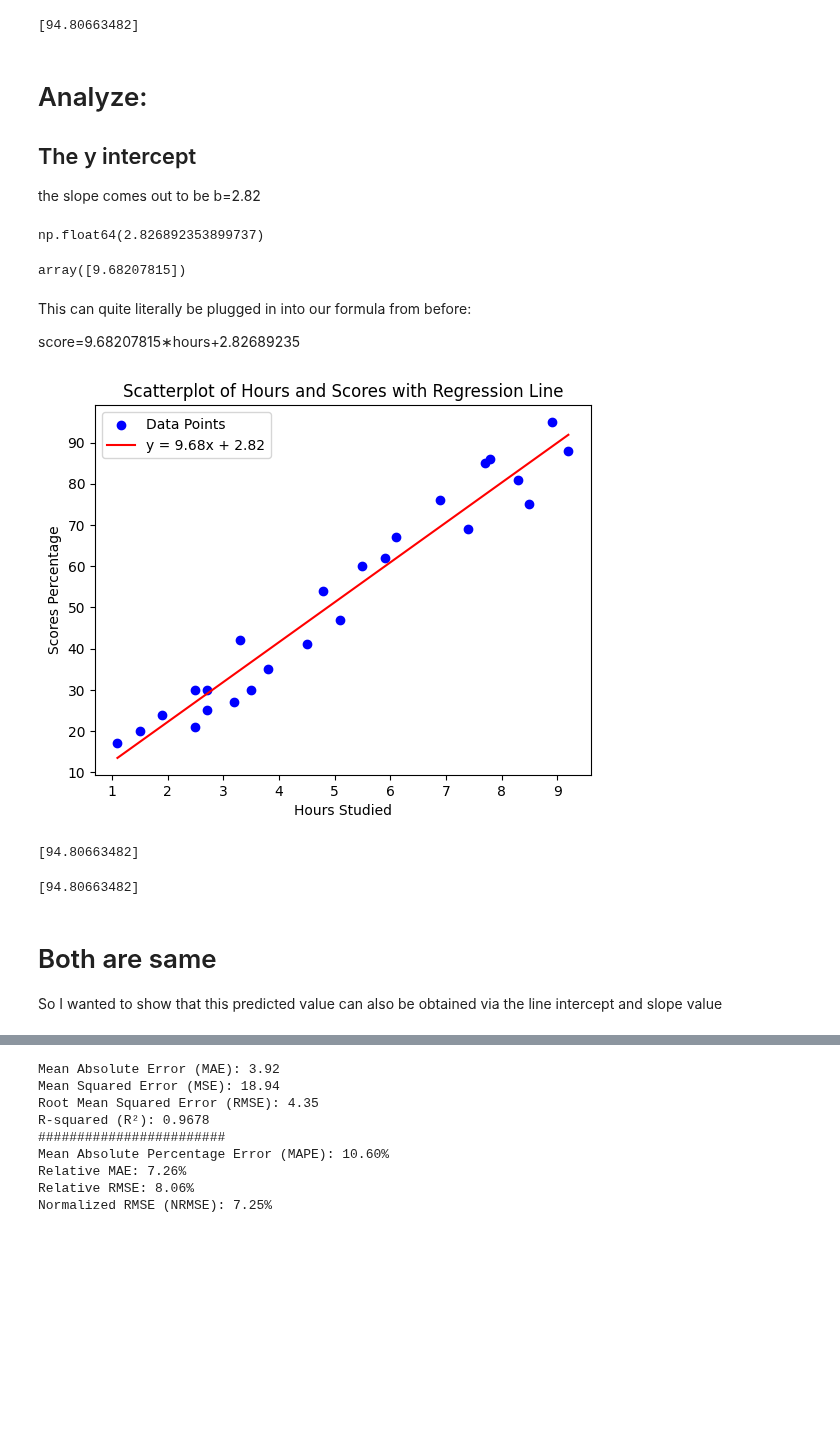
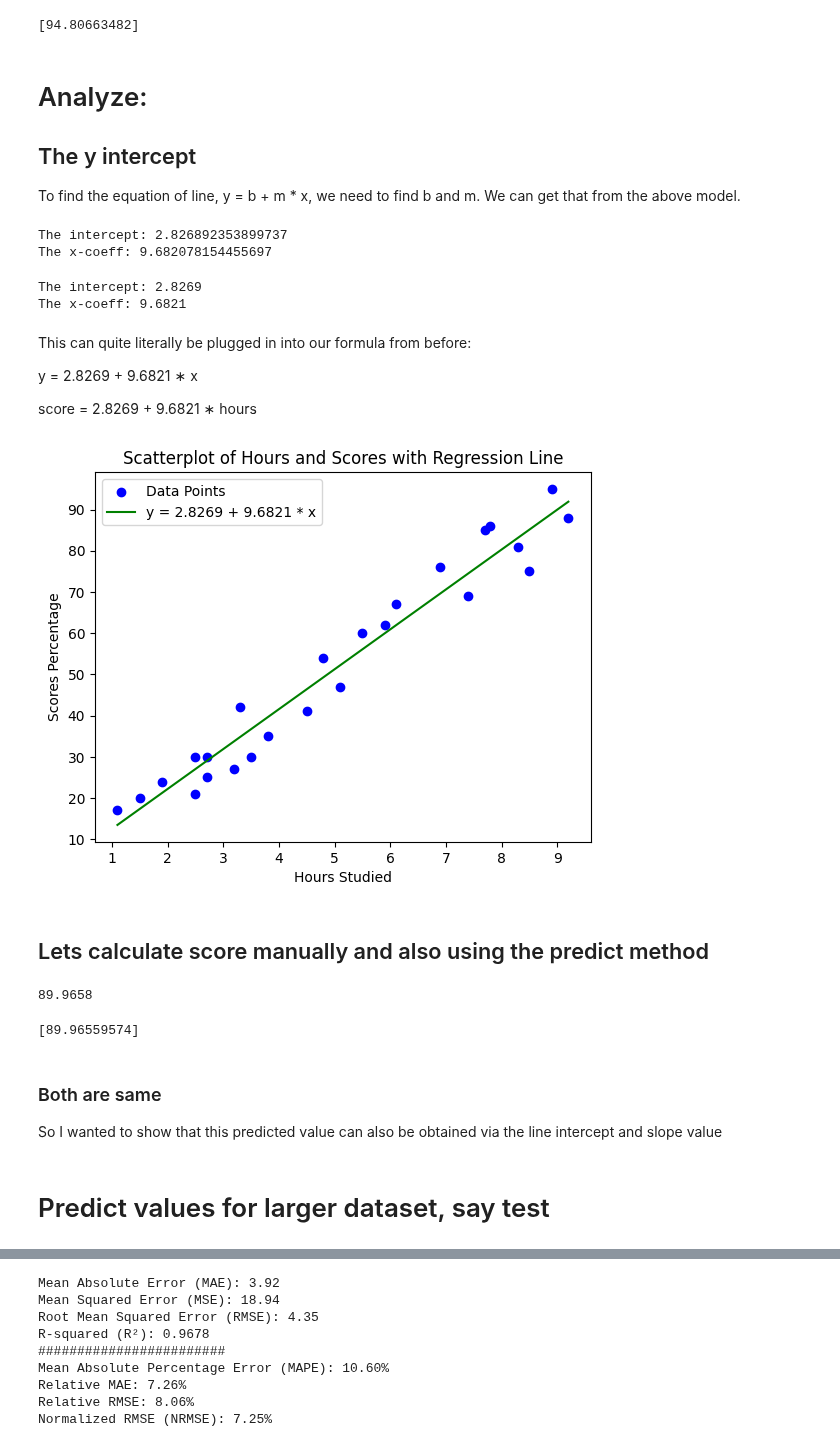
Before and after one commit to ash322ash422/tut_ml, a Jupyter notebook: tut_linear_regression/tut_ml_linearReg_singleVar_student_score.ipynb, the cells around one changed output, grey strips where cells are left out. Drawn from its saved outputs; the diff is of its cells as text; code cells hidden in the pictures; blank space fills up the shorter version.

```diff
--- a/tut_linear_regression/tut_ml_linearReg_singleVar_student_score.ipynb
+++ b/tut_linear_regression/tut_ml_linearReg_singleVar_student_score.ipynb
@@ -218,63 +279,76 @@ print(score)
 # %% [markdown]
 # Analyze:
 ## The y intercept
-the slope comes out to be b=2.82
+To find the equation of line, y = b + m * x, we need to find  b and m. We can get that from the above model.
 # %%
-#clacluate intercept
-model.intercept_
+#calculate
+b = model.intercept_ # intercept
+m = model.coef_[0] # # x-coefficient or slope
+
+print(f"The intercept: {b}")
+print(f"The x-coeff: {m}")
 # %% [output]
-np.float64(2.826892353899737)
+The intercept: 2.826892353899737
+The x-coeff: 9.682078154455697
-# %%
-#calculate slope
-model.coef_
-# %% [output]
-array([9.68207815])
+# %%
+# Lets round them up
+b = round(b,4) # intercept
+m = round(m,4) # # x-coefficient or slope
+
+print(f"The intercept: {b}")
+print(f"The x-coeff: {m}")
+# %% [output]
+The intercept: 2.8269
+The x-coeff: 9.6821
 # %% [markdown]
 This can quite literally be plugged in into our formula from before:
 
-score=9.68207815∗hours+2.82689235
+y = 2.8269 + 9.6821 ∗ x
+
+score = 2.8269 + 9.6821 ∗ hours
 # %%
-import matplotlib.pyplot as plt
-import numpy as np
-
-# Assuming df contains the data
 x = df['Hours']
 y = df['Scores']
 
 # Create the scatter plot
 plt.scatter(x, y, label="Data Points", color="blue")
 
 # Generate x values for the line
 x_line = np.linspace(x.min(), x.max(), 100)  # Create a range of x values
-y_line = 9.68 * x_line + 2.82  # Compute corresponding y values using the equation
+y_line = b + m * x_line   # Compute corresponding y values using the equation
 
 # Plot the regression line
-plt.plot(x_line, y_line, color="red", label="y = 9.68x + 2.82")
+plt.plot(x_line, y_line, color="green", label=f"y = {b} + {m} * x")
 
 # Add labels and title
 plt.xlabel("Hours Studied")
 plt.ylabel("Scores Percentage")
 plt.title("Scatterplot of Hours and Scores with Regression Line")
 
-# Show legend
-plt.legend()
+plt.legend() # Show legend
 
-# Display the plot
-plt.show()
+plt.show() # Display the plot
 # %% [output]
-[figure, old version]
+[figure, new version]
+# %% [markdown]
+## Lets calculate score manually and also using the predict method
 # %%
-def calc(slope, intercept, hours):
-    return slope*hours+intercept
-score = calc(model.coef_, model.intercept_, 9.5)
+# Lets write a simple code to calculate score based on eqn: score = b + m * hours
+def calc(slope, intercept, hour):
+    return intercept + slope * hour
+
+
+score = calc(slope=m, intercept=b, hour=9)
 print(score)
 # %% [output]
-[94.80663482]
+89.9658
 # %%
-score = model.predict([[9.5]])
+score = model.predict([[9]])
 print(score)
 # %% [output]
-[94.80663482]
+[89.96559574]
 # %% [markdown]
-# Both are same
+### Both are same
 So I wanted to show that this predicted value can also be obtained via the line intercept and slope value
+# %% [markdown]
+# Predict values for larger dataset, say test
```
Also changed, not shown: parts of 31 cells of this notebook.
